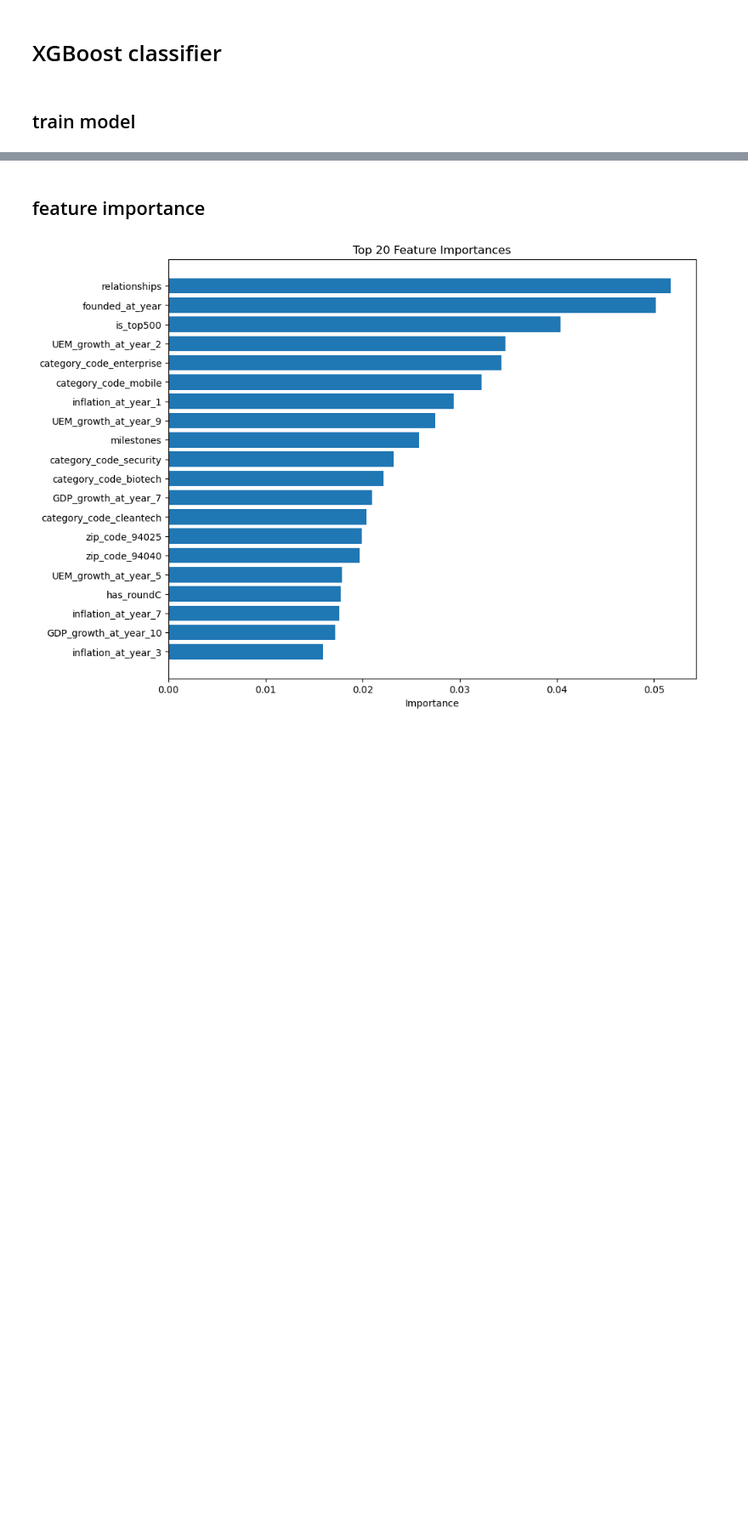
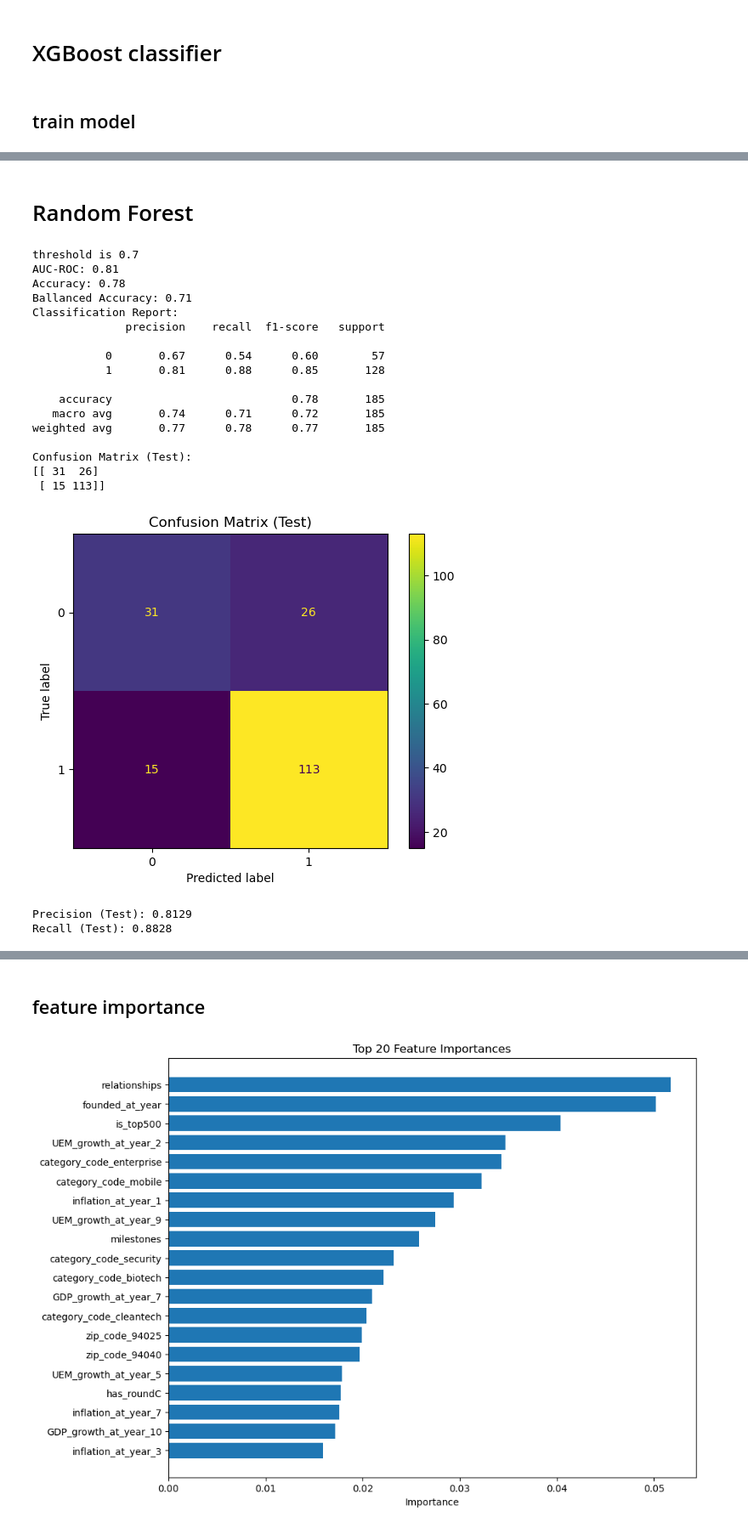
Before and after one commit to MayaVB/Applied_DS_Project, a Jupyter notebook: notebooks/model_xgboost_predicting_acquisition.ipynb, the cells around one changed output, grey strips where cells are left out. Shown at 85% size. Drawn from its saved outputs; the diff is of its cells as text; code cells hidden in the pictures; blank space fills up the shorter version.

Commit message:
added algo- SVM and random forest

```diff
--- a/notebooks/model_xgboost_predicting_acquisition.ipynb
+++ b/notebooks/model_xgboost_predicting_acquisition.ipynb
@@ -675,0 +679,48 @@ Recall (Test): 0.8203
+# %% [markdown]
+# Random Forest
+# %%
+from sklearn.ensemble import RandomForestClassifier
+
+# Initialize and train the model
+rf_clf = RandomForestClassifier()
+rf_clf.fit(X_train, y_train)
+
+# Make predictions
+y_pred_rf = rf_clf.predict(X_test)
+y_prob_rf = rf_clf.predict_proba(X_test)[:, 1]  # Get probabilities for the positive class
+
+print(f'threshold is {th}')
+# Evaluate the model
+accuracy = accuracy_score(y_test, y_pred_rf > th)
+report = classification_report(y_test, y_pred_rf > th)
+auc_roc = roc_auc_score(y_test, y_prob_rf)
+print(f'AUC-ROC: {round(auc_roc, 2)}')
+print(f'Accuracy: {round(accuracy, 2)}')
+print(f'Ballanced Accuracy: {round(balanced_accuracy_score(y_test, y_pred_rf > th), 2)}')
+print('Classification Report:')
+print(report)
+show_ConfusionMatrix_test(y_test, y_pred_rf > th)
+precision, recall = get_precision_and_recall(y_test,  y_pred_rf > th)
+print(f"Precision (Test): {precision}")
+print(f"Recall (Test): {recall}")
+# %% [output]
+threshold is 0.7
+AUC-ROC: 0.81
+Accuracy: 0.78
+Ballanced Accuracy: 0.71
+Classification Report:
+              precision    recall  f1-score   support
+
+           0       0.67      0.54      0.60        57
+           1       0.81      0.88      0.85       128
+
+    accuracy                           0.78       185
+   macro avg       0.74      0.71      0.72       185
+weighted avg       0.77      0.78      0.77       185
+
+Confusion Matrix (Test):
+[[ 31  26]
+ [ 15 113]]
+[figure, added]
+Precision (Test): 0.8129
+Recall (Test): 0.8828
```
Also changed, not shown: parts of 9 cells of this notebook.
